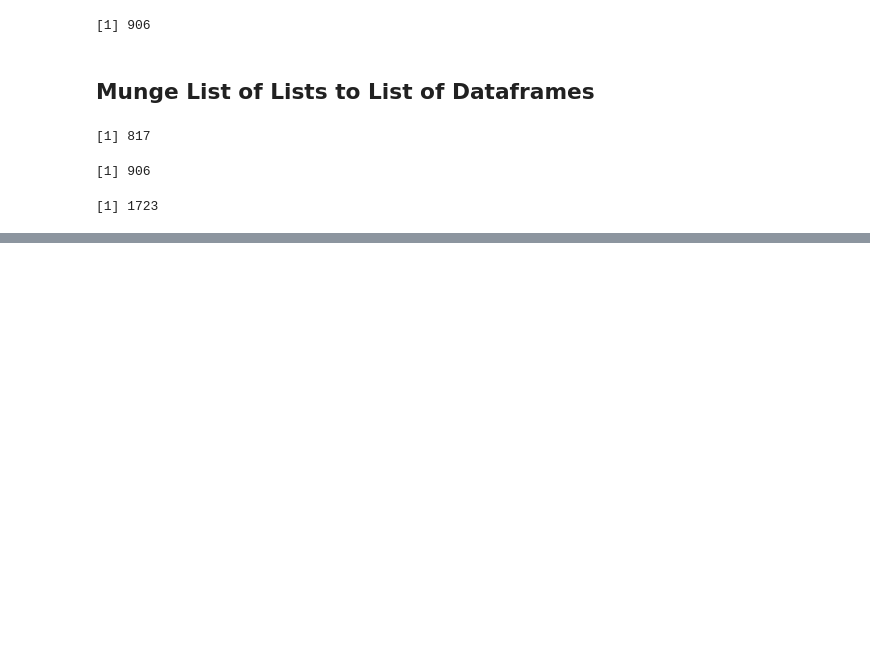
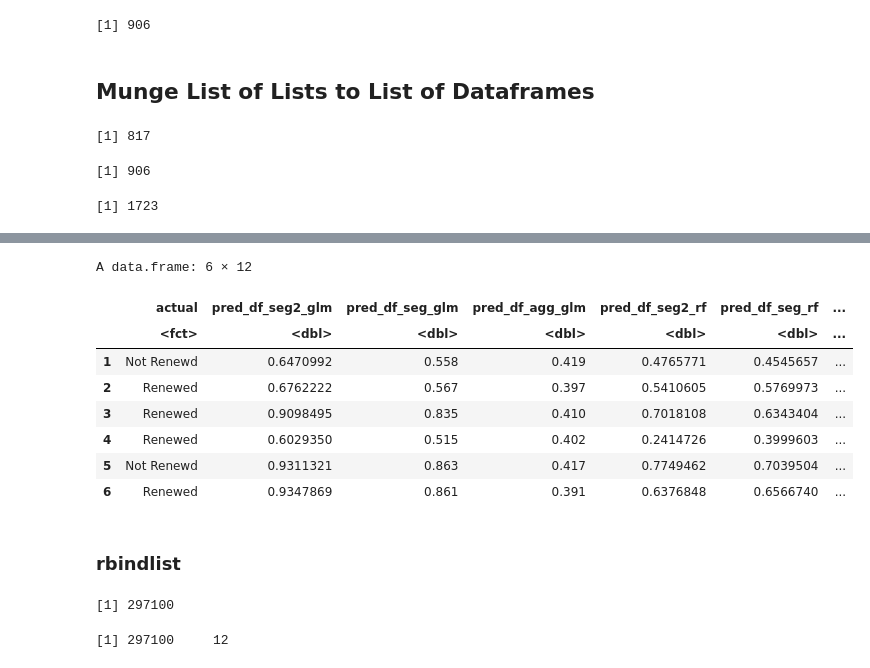
Before and after one commit to liouviaglou/Domains, a Jupyter notebook: scripts/phaseII_05_moredata/tld_reseller_compare_meta.ipynb, the cells around one changed output, grey strips where cells are left out. Saved outputs shown, nothing was run; the diff lists cells and outputs as text; code cells hidden in the pictures; blank space fills up the shorter version.

```diff
--- a/scripts/phaseII_05_moredata/tld_reseller_compare_meta.ipynb
+++ b/scripts/phaseII_05_moredata/tld_reseller_compare_meta.ipynb
@@ -186,0 +203,14 @@ length(compare_df_list_0001_1723)
+# %%
+head(compare_df_list_0001_1723[[1]])
+# %% [output]
+A data.frame: 6 × 12
+|  | actual | pred_df_seg2_glm | pred_df_seg_glm | pred_df_agg_glm | pred_df_seg2_rf | pred_df_seg_rf | ... |
+|  | <fct> | <dbl> | <dbl> | <dbl> | <dbl> | <dbl> | ... |
+| 1 | Not Renewd | 0.6470992 | 0.558 | 0.419 | 0.4765771 | 0.4545657 | ... |
+| 2 | Renewed | 0.6762222 | 0.567 | 0.397 | 0.5410605 | 0.5769973 | ... |
+| 3 | Renewed | 0.9098495 | 0.835 | 0.410 | 0.7018108 | 0.6343404 | ... |
+| 4 | Renewed | 0.6029350 | 0.515 | 0.402 | 0.2414726 | 0.3999603 | ... |
+| 5 | Not Renewd | 0.9311321 | 0.863 | 0.417 | 0.7749462 | 0.7039504 | ... |
+| 6 | Renewed | 0.9347869 | 0.861 | 0.391 | 0.6376848 | 0.6566740 | ... |
+# %% [markdown]
+### rbindlist
@@ -186,0 +219,6 @@ length(compare_df_list_0001_1723)
+# %%
+sum(sapply(compare_df_list_0001_1723,nrow))
+dim(compare_DF)
+# %% [output]
+[1] 297100
+[1] 297100     12
```
Also changed, not shown: parts of 20 cells of this notebook, 1 other file.
